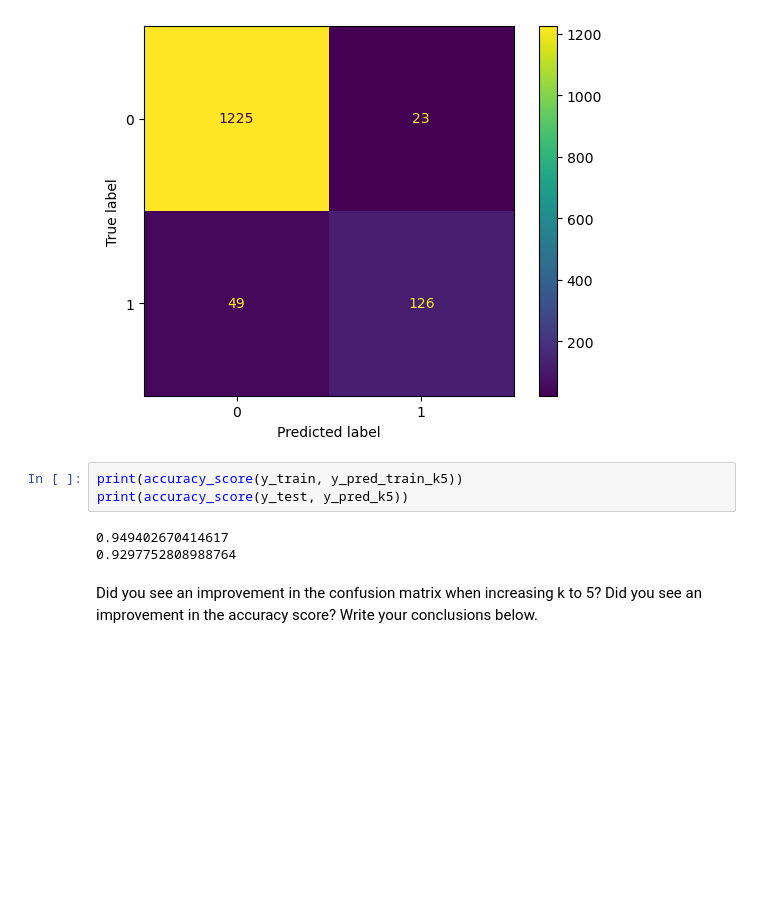
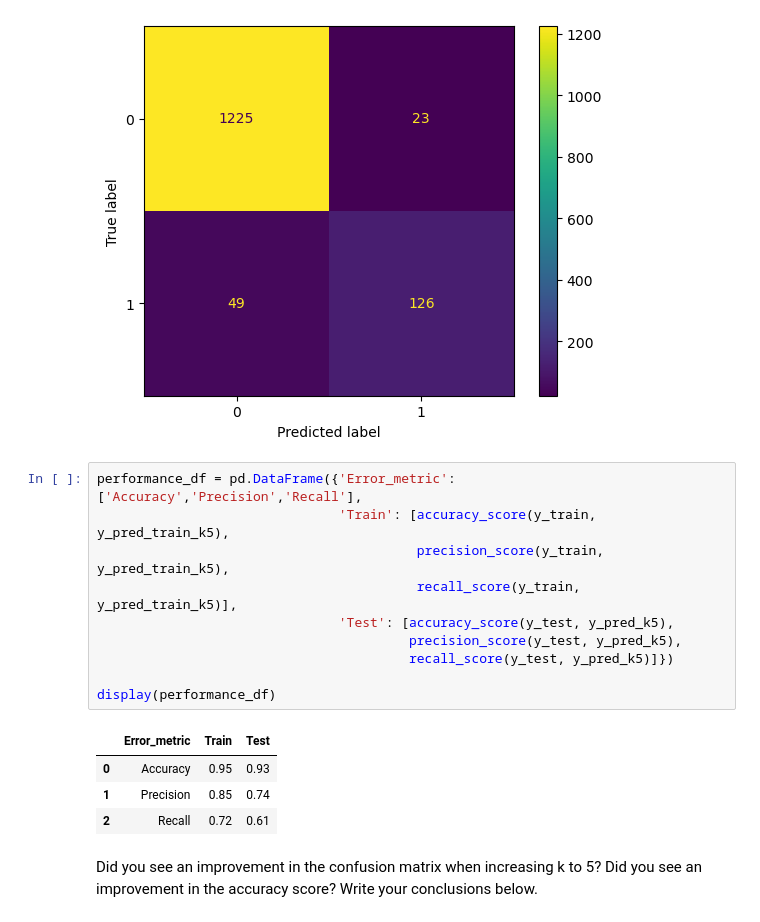
Before and after one commit to Kaci213/Bootcamp, a Jupyter notebook: Module_3/Lab_04_Supervised-Learning/main.ipynb, the cells around one changed output. Drawn from its saved outputs; the diff is of its cells as text; blank space fills up the shorter version.

```diff
--- a/Module_3/Lab_04_Supervised-Learning/main.ipynb
+++ b/Module_3/Lab_04_Supervised-Learning/main.ipynb
@@ -538,12 +553,21 @@ plt.show()
 [[1225   23]
  [  49  126]]
 [figure]
-# %%
-print(accuracy_score(y_train, y_pred_train_k5))
-print(accuracy_score(y_test, y_pred_k5))
-# %% [output]
-0.949402670414617
-0.9297752808988764
+# %%
+performance_df = pd.DataFrame({'Error_metric': ['Accuracy','Precision','Recall'],
+                               'Train': [accuracy_score(y_train, y_pred_train_k5),
+                                         precision_score(y_train, y_pred_train_k5),
+                                         recall_score(y_train, y_pred_train_k5)],
+                               'Test': [accuracy_score(y_test, y_pred_k5),
+                                        precision_score(y_test, y_pred_k5),
+                                        recall_score(y_test, y_pred_k5)]})
+
+display(performance_df)
+# %% [output]
+|  | Error_metric | Train | Test |
+| 0 | Accuracy | 0.95 | 0.93 |
+| 1 | Precision | 0.85 | 0.74 |
+| 2 | Recall | 0.72 | 0.61 |
 # %% [markdown]
 Did you see an improvement in the confusion matrix when increasing k to 5? Did you see an improvement in the accuracy score? Write your conclusions below.
 # %%
```
Also changed, not shown: parts of 14 cells of this notebook, 1 other file.
